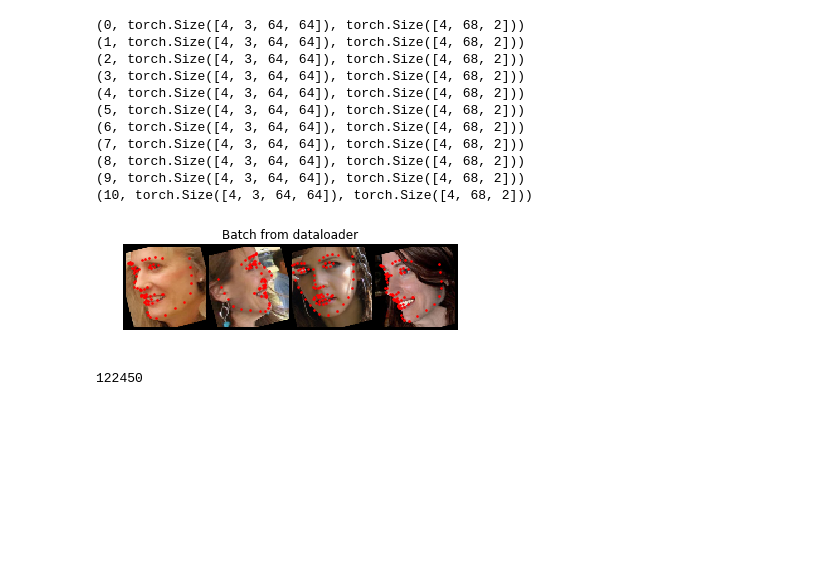
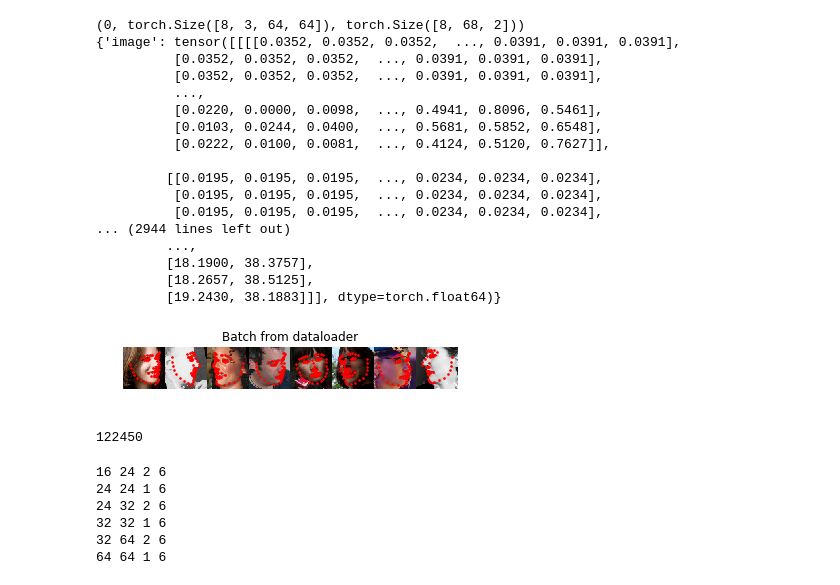
Before and after one commit to ohnosang/mobile-landmark, a Jupyter notebook: mobile-landmark.ipynb, the cells around one changed output. Drawn from its saved outputs; the diff is of its cells as text; code cells hidden in the pictures; blank space fills up the shorter version.

```diff
--- a/mobile-landmark.ipynb
+++ b/mobile-landmark.ipynb
@@ -9,37 +10,60 @@ path_test = os.path.join(path_300w, "test.xml")
 path_all = os.path.join(path_300w, "all.xml")
 path_lp = os.path.join(path_300w_lp, "all.txt")
 
-composed = transforms.Compose([CropByLDK(1.4), Flip(), Rotate(15), RandomCrop(), Rescale((64,64)), ToTensor()])
+composed = transforms.Compose([CropByLDK(1.4),
+                               Flip(),
+                               #Rotate(30),
+                               #Gnoise(),
+                               RandomCrop(),
+                               Rescale((64,64)),
+                               ToTensor(),
+                               #Normalize()
+                               ])
 #inall = Ldk_300W_Dataset(path_all,path_300w)
 #train = Ldk_300W_Dataset(path_train, path_300w)
 #test = Ldk_300W_Dataset(path_test, path_300w, composed)
 lp = Ldk_300W_LP_Dataset(path_lp, path_300w_lp, composed)
 # %%
-dataloader = DataLoader(lp, batch_size=4, shuffle=True, num_workers=4)
+dataloader = DataLoader(lp, batch_size=8, shuffle=True, num_workers=4)
 for i_batch, sample_batched in enumerate(dataloader):
     print(i_batch, sample_batched['image'].size(),
           sample_batched['landmarks'].size())
-
+    print sample_batched
     # observe 4th batch and stop.
     if i_batch == 10:
         plt.figure()
         show_landmarks_batch(sample_batched)
         plt.axis('off')
         plt.ioff()
         plt.show()
         break
 len(lp)
 # %% [output]
-(0, torch.Size([4, 3, 64, 64]), torch.Size([4, 68, 2]))
-(1, torch.Size([4, 3, 64, 64]), torch.Size([4, 68, 2]))
-(2, torch.Size([4, 3, 64, 64]), torch.Size([4, 68, 2]))
-(3, torch.Size([4, 3, 64, 64]), torch.Size([4, 68, 2]))
-(4, torch.Size([4, 3, 64, 64]), torch.Size([4, 68, 2]))
-(5, torch.Size([4, 3, 64, 64]), torch.Size([4, 68, 2]))
-(6, torch.Size([4, 3, 64, 64]), torch.Size([4, 68, 2]))
-(7, torch.Size([4, 3, 64, 64]), torch.Size([4, 68, 2]))
-(8, torch.Size([4, 3, 64, 64]), torch.Size([4, 68, 2]))
-(9, torch.Size([4, 3, 64, 64]), torch.Size([4, 68, 2]))
-(10, torch.Size([4, 3, 64, 64]), torch.Size([4, 68, 2]))
+(0, torch.Size([8, 3, 64, 64]), torch.Size([8, 68, 2]))
+{'image': tensor([[[[0.0352, 0.0352, 0.0352,  ..., 0.0391, 0.0391, 0.0391],
+          [0.0352, 0.0352, 0.0352,  ..., 0.0391, 0.0391, 0.0391],
+          [0.0352, 0.0352, 0.0352,  ..., 0.0391, 0.0391, 0.0391],
+          ...,
+          [0.0220, 0.0000, 0.0098,  ..., 0.4941, 0.8096, 0.5461],
+          [0.0103, 0.0244, 0.0400,  ..., 0.5681, 0.5852, 0.6548],
+          [0.0222, 0.0100, 0.0081,  ..., 0.4124, 0.5120, 0.7627]],
+
+         [[0.0195, 0.0195, 0.0195,  ..., 0.0234, 0.0234, 0.0234],
+          [0.0195, 0.0195, 0.0195,  ..., 0.0234, 0.0234, 0.0234],
+          [0.0195, 0.0195, 0.0195,  ..., 0.0234, 0.0234, 0.0234],
+... (2944 lines left out)
+         ...,
+         [18.1900, 38.3757],
+         [18.2657, 38.5125],
+         [19.2430, 38.1883]]], dtype=torch.float64)}
-[figure, old version]
+[figure, new version]
 122450
+# %%
+net= MobileNetV2()
+# %% [output]
+16 24 2 6
+24 24 1 6
+24 32 2 6
+32 32 1 6
+32 64 2 6
+64 64 1 6
```
Also changed, not shown: parts of 3 cells of this notebook, 6 other files.
